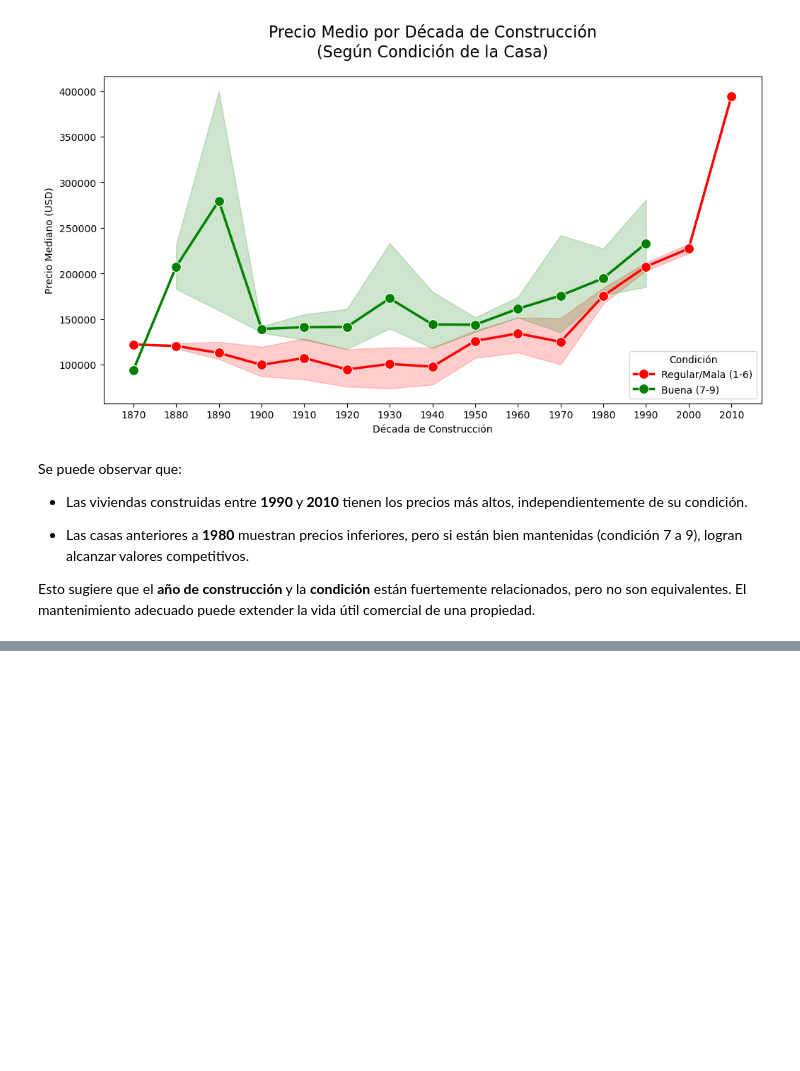
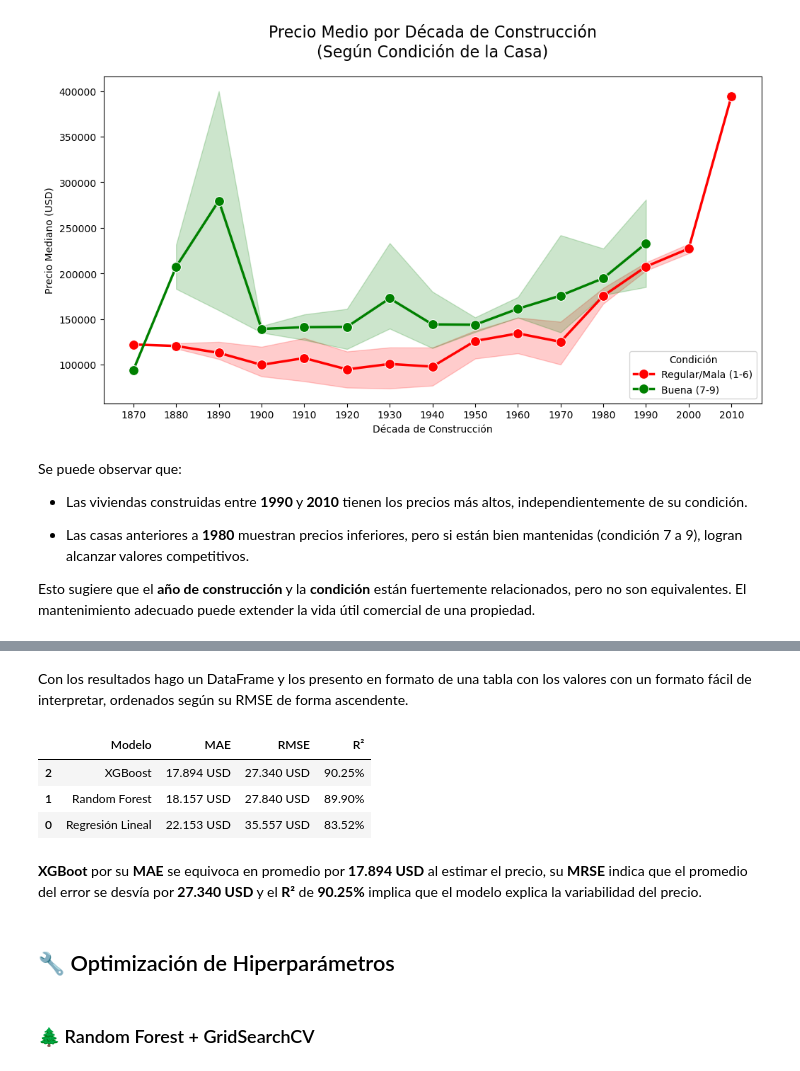
Before and after one commit to Frankuli/Data-Science-II, a Jupyter notebook: ProyectoPrecioCasas_ManasseroFranco.ipynb, the cells around one changed output, grey strips where cells are left out. Saved outputs shown, nothing was run; the diff lists cells and outputs as text; code cells hidden in the pictures; blank space fills up the shorter version.

```diff
--- a/ProyectoPrecioCasas_ManasseroFranco.ipynb
+++ b/ProyectoPrecioCasas_ManasseroFranco.ipynb
@@ -305,0 +429,3 @@ Esto sugiere que el **año de construcción** y la **condición** están fuertem
+# %%
+modelo_lr = LinearRegression()
+modelo_lr.fit(X_train, y_train)
@@ -305,0 +436,3 @@ Esto sugiere que el **año de construcción** y la **condición** están fuertem
+# %%
+modelo_rf = RandomForestRegressor(n_estimators=100, random_state=42)
+modelo_rf.fit(X_train, y_train)
@@ -305,0 +443,3 @@ Esto sugiere que el **año de construcción** y la **condición** están fuertem
+# %%
+modelo_xgb = xgb.XGBRegressor(n_estimators=100, learning_rate=0.1, random_state=42)
+modelo_xgb.fit(X_train, y_train)
@@ -305,0 +479,13 @@ Esto sugiere que el **año de construcción** y la **condición** están fuertem
+# %%
+#resultados
+y_pred_lr = modelo_lr.predict(X_test)
+print("🔵 Modelo de Regresión Lineal")
+evaluar_modelo(y_test, y_pred_lr)
+
+y_pred_rf = modelo_rf.predict(X_test)
+print("🟢 Modelo Random Forest")
+evaluar_modelo(y_test, y_pred_rf)
+
+y_pred_xgb = modelo_xgb.predict(X_test)
+print("🔘 Modelo XGBoost")
+evaluar_modelo(y_test, y_pred_xgb)
@@ -305,0 +513,34 @@ Esto sugiere que el **año de construcción** y la **condición** están fuertem
+# %% [markdown]
+Con los resultados hago un DataFrame y los presento en formato de una tabla con los valores con un formato fácil de interpretar, ordenados según su RMSE de forma ascendente.
+# %%
+#dataFrame de resultados
+resultados = pd.DataFrame({
+    'Modelo': ['Regresión Lineal', 'Random Forest', 'XGBoost'],
+    'MAE': [mean_absolute_error(y_test, y_pred_lr),
+            mean_absolute_error(y_test, y_pred_rf),
+            mean_absolute_error(y_test, y_pred_xgb)],
+    'RMSE': [np.sqrt(mean_squared_error(y_test, y_pred_lr)),
+             np.sqrt(mean_squared_error(y_test, y_pred_rf)),
+             np.sqrt(mean_squared_error(y_test, y_pred_xgb))],
+    'R²': [r2_score(y_test, y_pred_lr),
+           r2_score(y_test, y_pred_rf),
+           r2_score(y_test, y_pred_xgb)]
+})
+
+# formato en miles
+resultados['MAE'] = resultados['MAE'].apply(lambda x: f"{x/1000:,.3f} USD")
+resultados['RMSE'] = resultados['RMSE'].apply(lambda x: f"{x/1000:,.3f} USD")
+resultados['R²'] = resultados['R²'].apply(lambda x: f"{x*100:.2f}%")
+
+resultados.sort_values(by='RMSE', ascending=True)
+# %% [output]
+|  | Modelo | MAE | RMSE | R² |
+| 2 | XGBoost | 17.894 USD | 27.340 USD | 90.25% |
+| 1 | Random Forest | 18.157 USD | 27.840 USD | 89.90% |
+| 0 | Regresión Lineal | 22.153 USD | 35.557 USD | 83.52% |
+# %% [markdown]
+**XGBoot** por su **MAE** se equivoca en promedio por **17.894 USD** al estimar el precio, su **MRSE** indica que el promedio del error se desvía por **27.340 USD** y el **R²** de **90.25%** implica que el modelo explica la variabilidad del precio.
+# %% [markdown]
+## 🔧 Optimización de Hiperparámetros
+# %% [markdown]
+### 🌲 Random Forest + GridSearchCV
```
Also changed, not shown: parts of 49 cells of this notebook.
